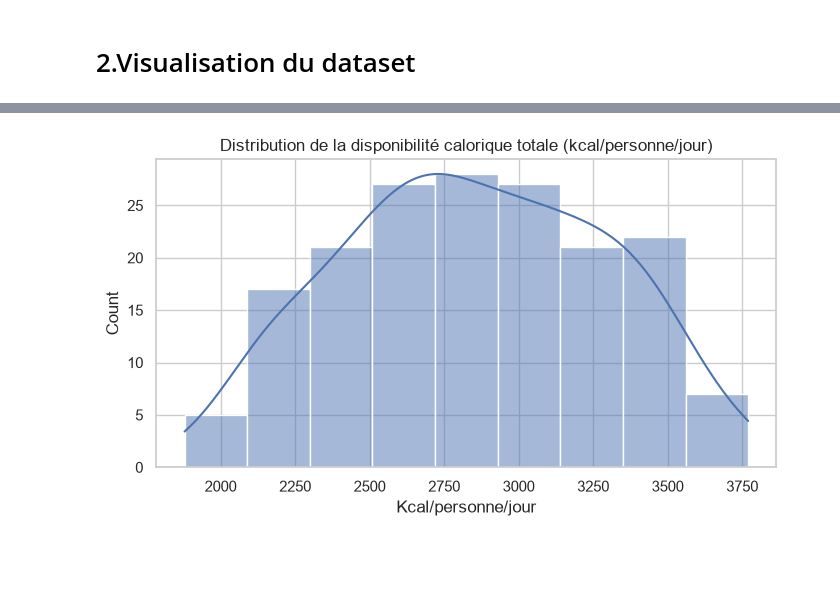
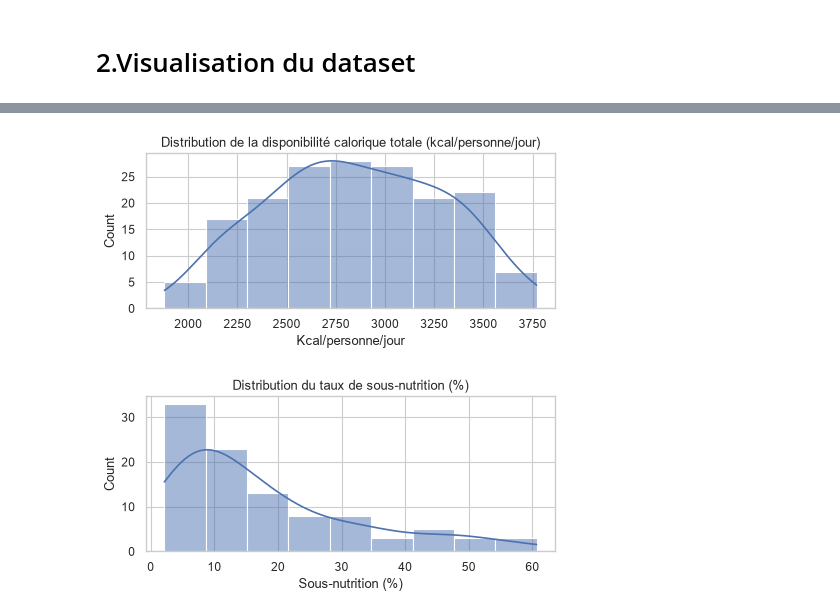
Before and after one commit to SIMPLON-DIST-Data-Analyst-211541/FAO-DATALAB_PATRICK, a Jupyter notebook: notebooks/J2_analyse exploratoire et corrélations.ipynb, the cells around one changed output, grey strips where cells are left out. Cells and saved outputs as stored; diff of their text form; code cells hidden in the pictures; blank space fills up the shorter version.

```diff
--- a/notebooks/J2_analyse exploratoire et corrélations.ipynb
+++ b/notebooks/J2_analyse exploratoire et corrélations.ipynb
@@ -64,10 +64,24 @@ memory usage: 13.8 KB
 # %%
 # 3.1 Disponibilité calorique totale
 
-plt.figure(figsize=(8,4))
-sns.histplot(df["Kcal_total"], kde=True)
-plt.title("Distribution de la disponibilité calorique totale (kcal/personne/jour)")
-plt.xlabel("Kcal/personne/jour")
+fig, ax = plt.subplots(figsize=(6,3), dpi=80)
+sns.histplot(df["Kcal_total"].dropna(), kde=True, ax=ax)
+ax.set_title("Distribution de la disponibilité calorique totale (kcal/personne/jour)")
+ax.set_xlabel("Kcal/personne/jour")
+plt.tight_layout()
 plt.show()
+plt.close(fig)
 # %% [output]
-[figure, old version]
+[figure, new version]
+# %%
+# 3.2 Taux de sous-nutrition
+
+fig, ax = plt.subplots(figsize=(6,3), dpi=80)
+sns.histplot(df["Taux_sous_nutrition_pct"].dropna(), kde=True, ax=ax)
+ax.set_title("Distribution du taux de sous-nutrition (%)")
+ax.set_xlabel("Sous-nutrition (%)")
+plt.tight_layout()
+plt.show()
+plt.close(fig)
+# %% [output]
+[figure, added]
```
